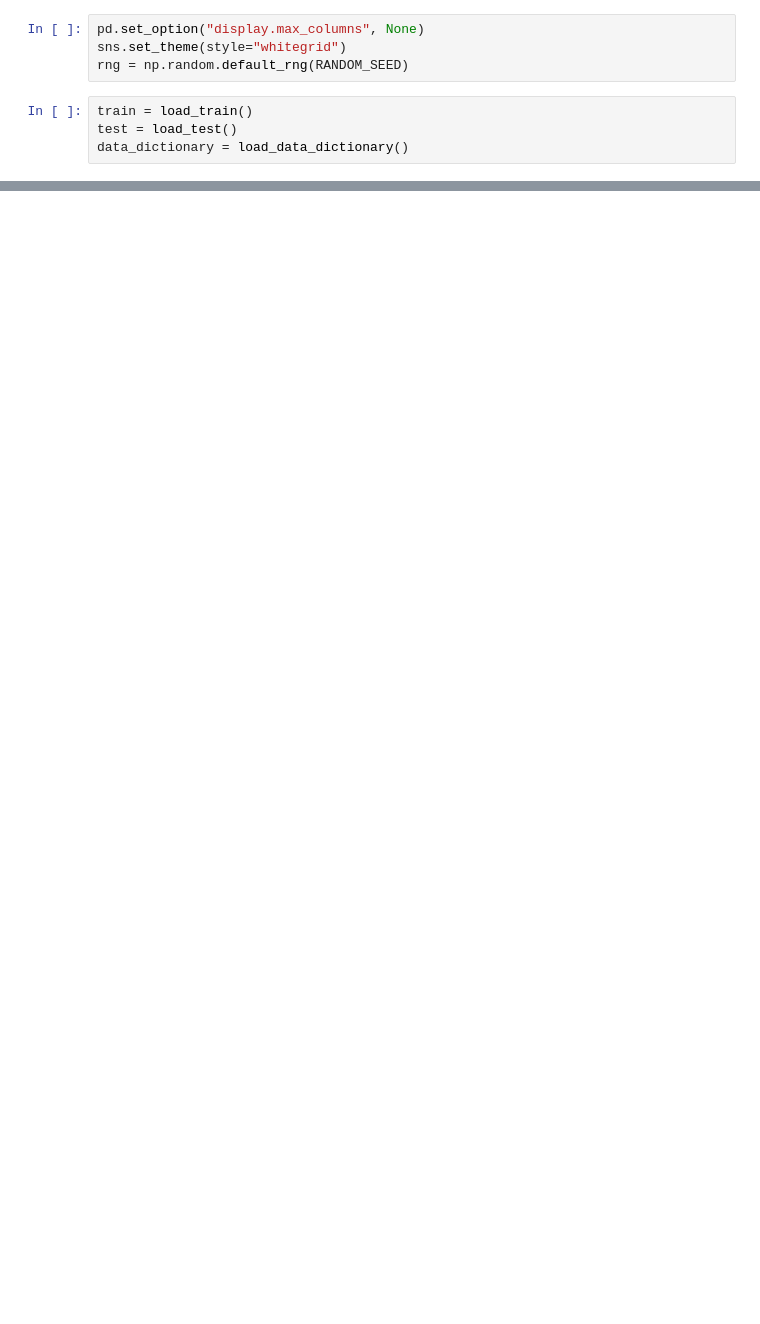
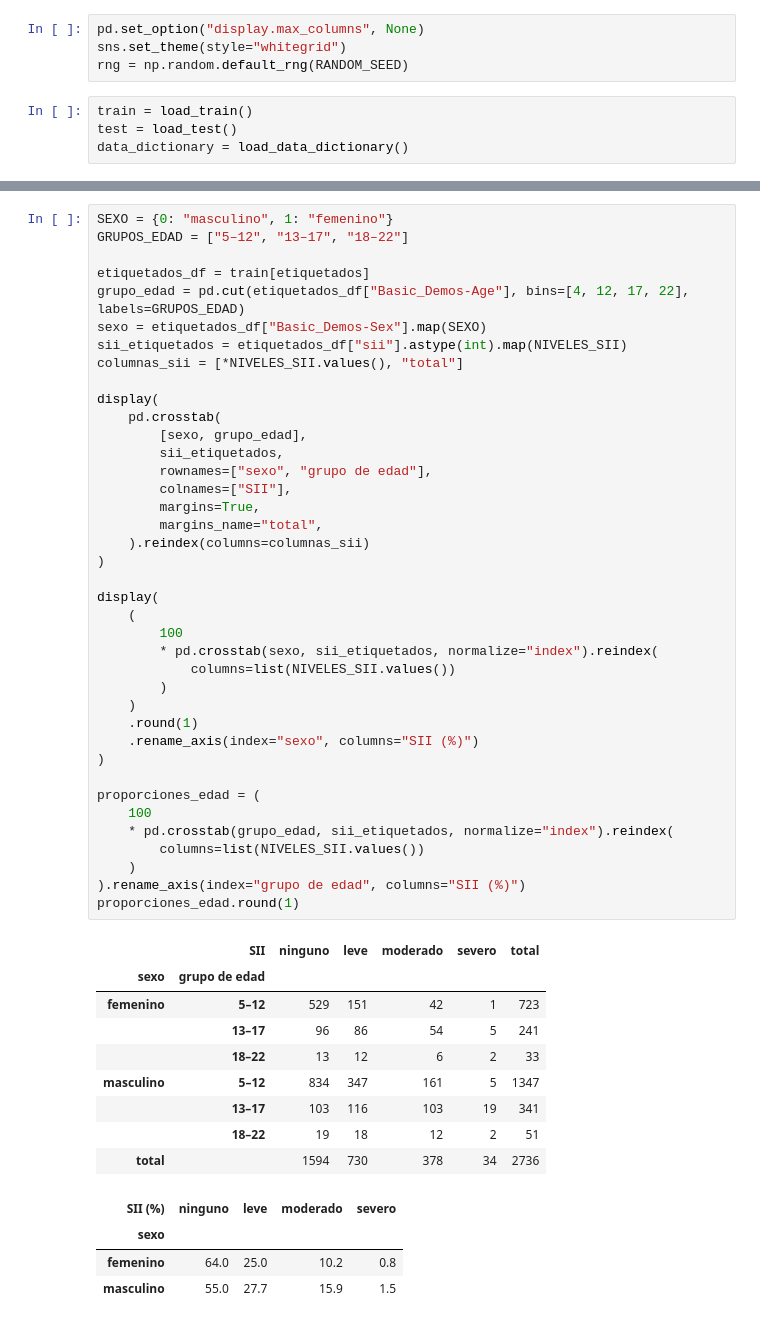
Before and after one commit to juanestebancg2806/piu-severity-prediction, a Jupyter notebook: notebooks/01_eda.ipynb, the cells around one changed output, grey strips where cells are left out. Cells and saved outputs as stored; diff of their text form; blank space fills up the shorter version.

```diff
--- a/notebooks/01_eda.ipynb
+++ b/notebooks/01_eda.ipynb
@@ -28,0 +624,53 @@ print(data_dictionary.shape)
+# %%
+SEXO = {0: "masculino", 1: "femenino"}
+GRUPOS_EDAD = ["5–12", "13–17", "18–22"]
+
+etiquetados_df = train[etiquetados]
+grupo_edad = pd.cut(etiquetados_df["Basic_Demos-Age"], bins=[4, 12, 17, 22], labels=GRUPOS_EDAD)
+sexo = etiquetados_df["Basic_Demos-Sex"].map(SEXO)
+sii_etiquetados = etiquetados_df["sii"].astype(int).map(NIVELES_SII)
+columnas_sii = [*NIVELES_SII.values(), "total"]
+
+display(
+    pd.crosstab(
+        [sexo, grupo_edad],
+        sii_etiquetados,
+        rownames=["sexo", "grupo de edad"],
+        colnames=["SII"],
+        margins=True,
+        margins_name="total",
+    ).reindex(columns=columnas_sii)
+)
+
+display(
+    (
+        100
+        * pd.crosstab(sexo, sii_etiquetados, normalize="index").reindex(
+            columns=list(NIVELES_SII.values())
+        )
+    )
+    .round(1)
+    .rename_axis(index="sexo", columns="SII (%)")
+)
+
+proporciones_edad = (
+    100
+    * pd.crosstab(grupo_edad, sii_etiquetados, normalize="index").reindex(
+        columns=list(NIVELES_SII.values())
+    )
+).rename_axis(index="grupo de edad", columns="SII (%)")
+proporciones_edad.round(1)
+# %% [output]
+|  | SII | ninguno | leve | moderado | severo | total |
+| sexo | grupo de edad |  |  |  |  |  |
+| femenino | 5–12 | 529 | 151 | 42 | 1 | 723 |
+|  | 13–17 | 96 | 86 | 54 | 5 | 241 |
+|  | 18–22 | 13 | 12 | 6 | 2 | 33 |
+| masculino | 5–12 | 834 | 347 | 161 | 5 | 1347 |
+|  | 13–17 | 103 | 116 | 103 | 19 | 341 |
+|  | 18–22 | 19 | 18 | 12 | 2 | 51 |
+| total |  | 1594 | 730 | 378 | 34 | 2736 |
+| SII (%) | ninguno | leve | moderado | severo |
+| sexo |  |  |  |  |
+| femenino | 64.0 | 25.0 | 10.2 | 0.8 |
+| masculino | 55.0 | 27.7 | 15.9 | 1.5 |
```
Also changed, not shown: parts of 30 cells of this notebook, 6 other files.
